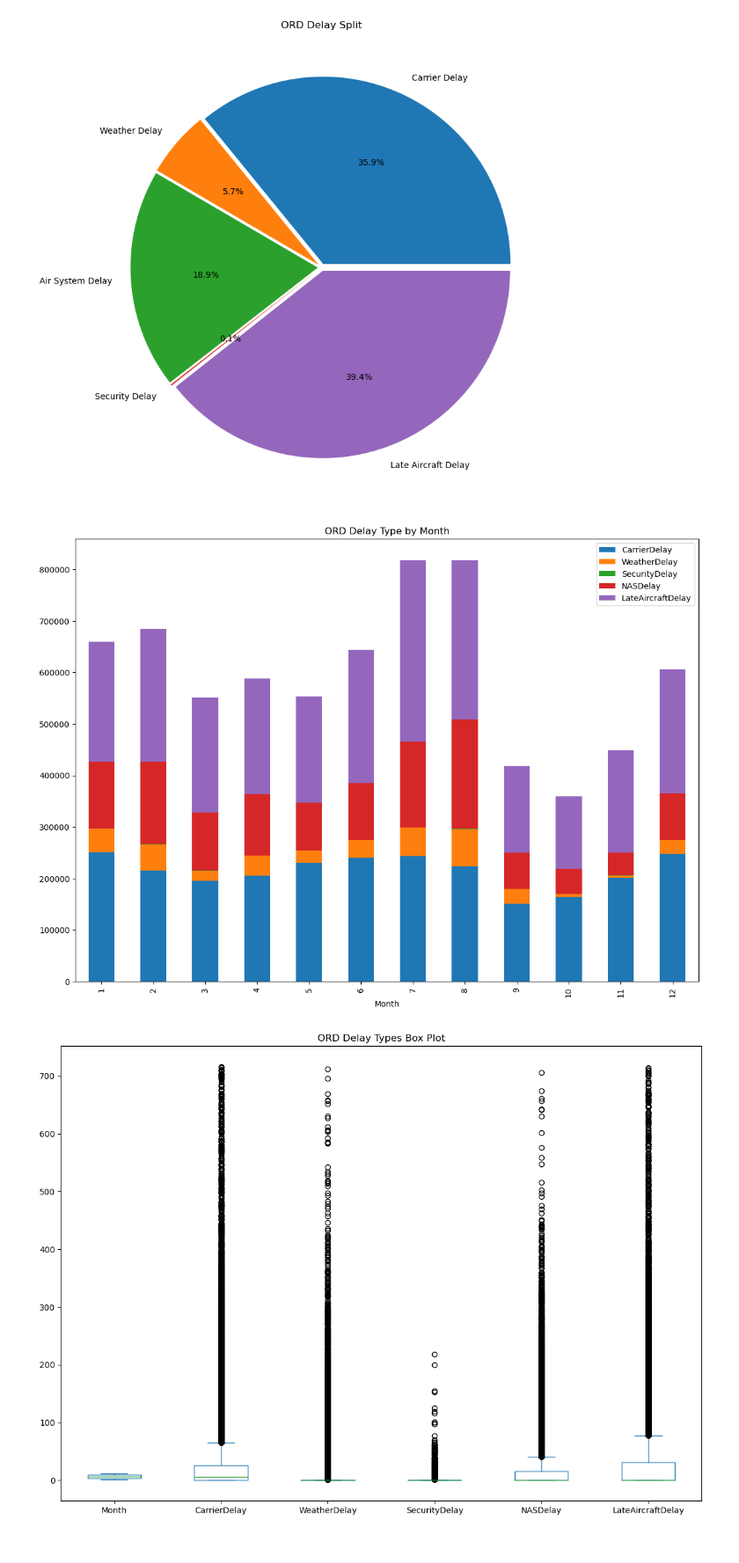
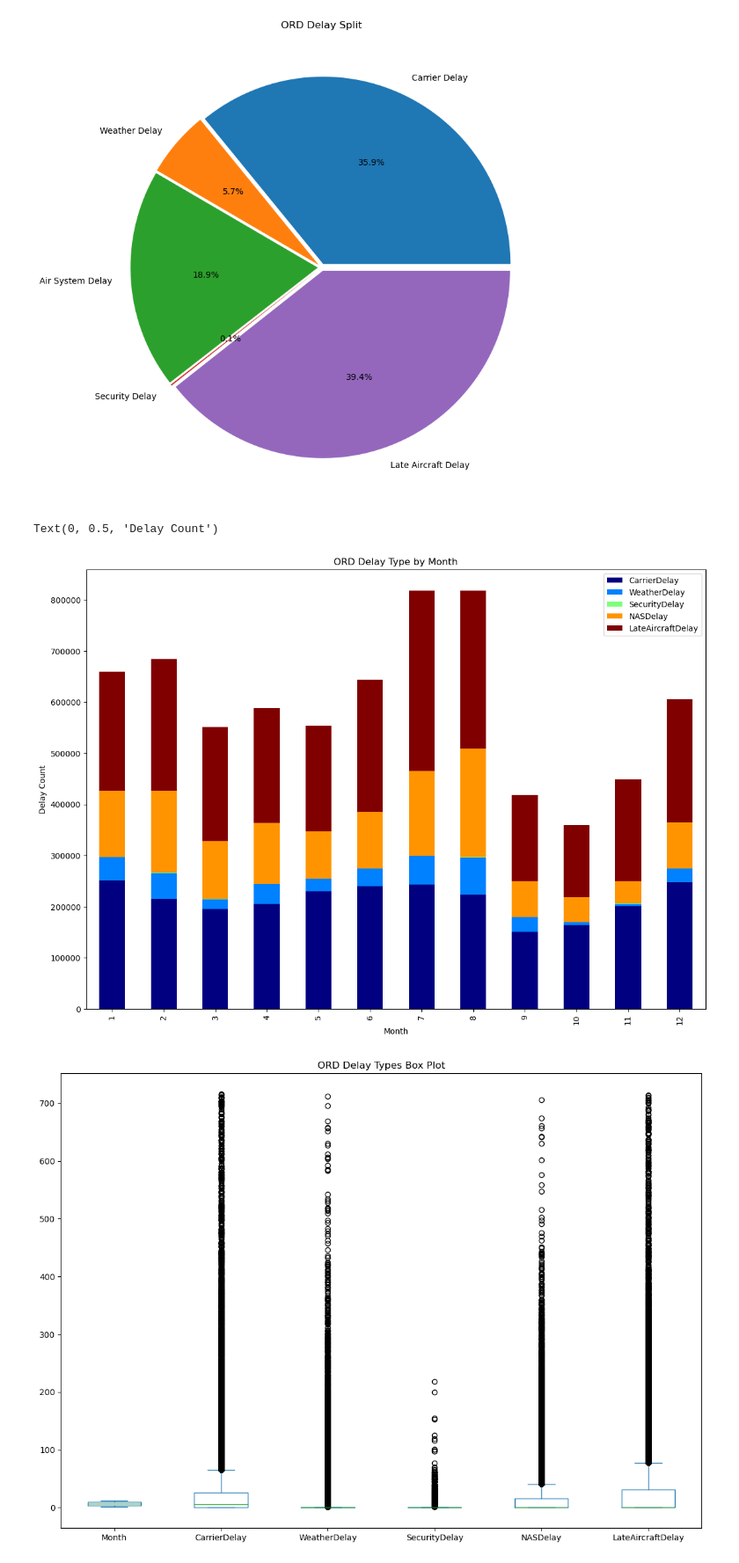
Before and after one commit to atramirez/Flight-Delays-Capstone, a Jupyter notebook: notebooks/eda.ipynb, the cells around one changed output. Shown at 88% size. Drawn from its saved outputs; the diff is of its cells as text; code cells hidden in the pictures.

```diff
--- a/notebooks/eda.ipynb
+++ b/notebooks/eda.ipynb
@@ -184,12 +184,14 @@ ax1.set_title("ORD Delay Split");
 # %%
 fig, ax1 = plt.subplots(1,1, figsize=(14,10))
 
 ord_delay_types_df = ord_delays_df[['Month','CarrierDelay', 'WeatherDelay', 'SecurityDelay', 'NASDelay', 'LateAircraftDelay']]
 delay_cnt_month = ord_delay_types_df.groupby(by='Month').sum()
-delay_cnt_month.plot(ax=ax1, kind='bar', stacked=True)
+delay_cnt_month.plot(ax=ax1, kind='bar', stacked=True, cmap='jet')
 ax1.set_title("ORD Delay Type by Month");
+ax1.set_ylabel("Delay Count")
 # %% [output]
+Text(0, 0.5, 'Delay Count')
-[figure, old version]
+[figure, new version]
 # %%
 fig, ax1 = plt.subplots(1,1, figsize=(14,10))
 ord_delay_types_df.plot.box(ax=ax1)
```
Also changed, not shown: parts of 2 cells of this notebook, 8 other files.
